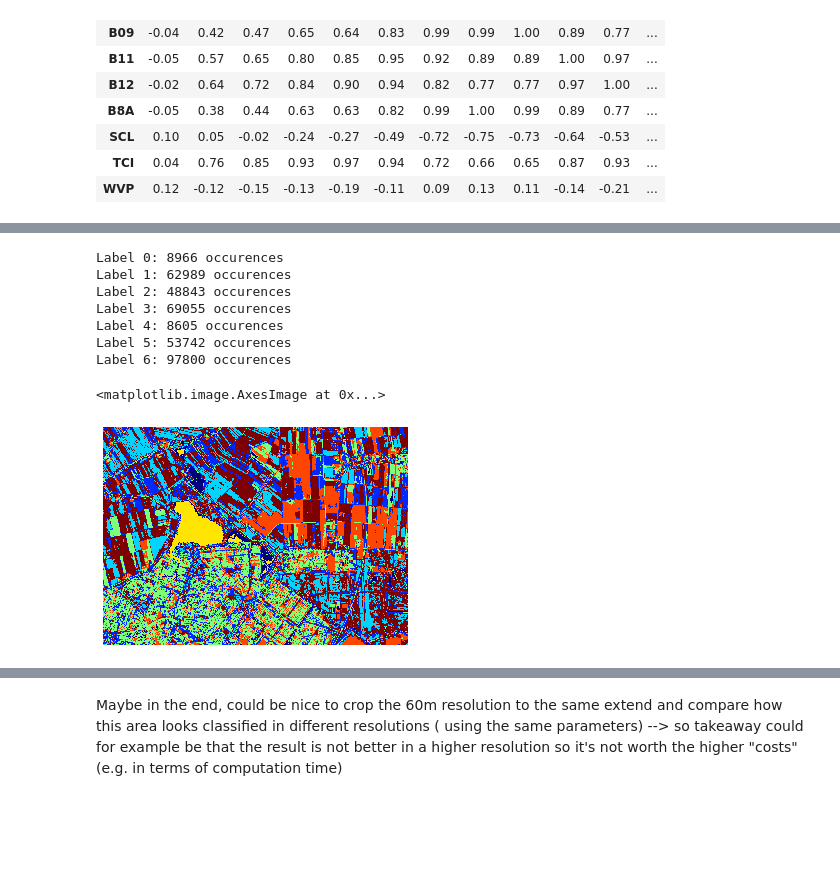
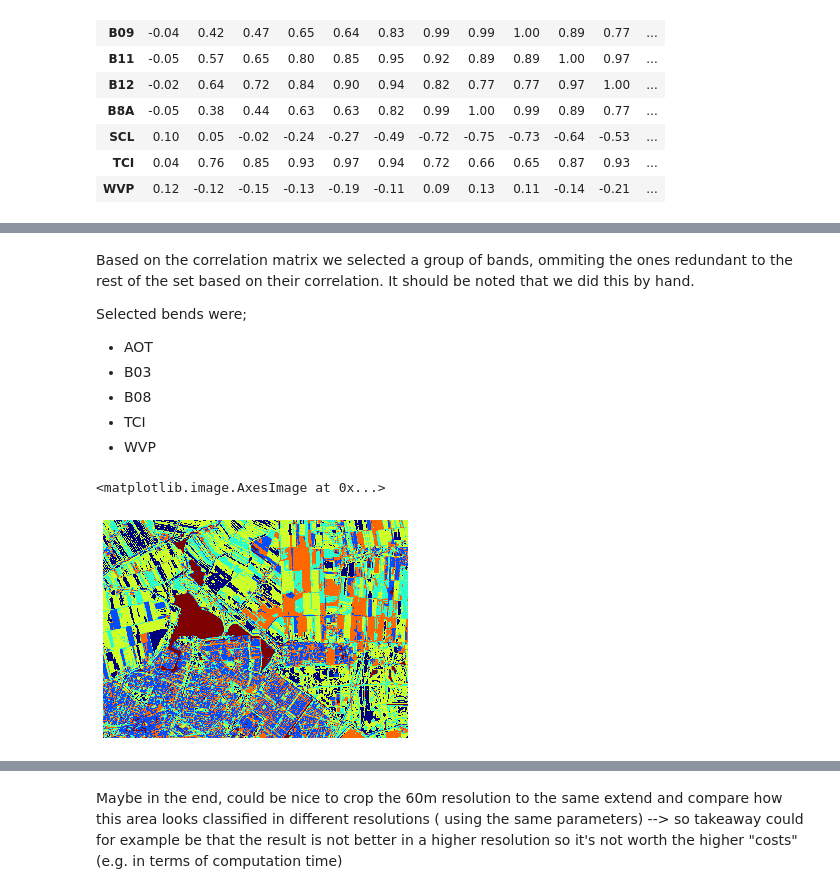
Before and after one commit to ondrej-vesely/GEO1001-hw2, a Jupyter notebook: hw2.ipynb, the cells around one changed output, grey strips where cells are left out. Saved outputs shown, nothing was run; the diff lists cells and outputs as text; code cells hidden in the pictures; blank space fills up the shorter version.

```diff
--- a/hw2.ipynb
+++ b/hw2.ipynb
@@ -141,10 +140,11 @@ matrix = []
 for a in data.values():
   row = []
   for b in data.values():
-    row.append(
-      round(ndigits=2,
-            number=stats.pearsonr(a.read()[0].flatten(),
-                                  b.read()[0].flatten())[0]))matrix.append(row)
+    pears = stats.pearsonr(a.read()[0].flatten(), b.read()[0].flatten())[0]
+    pears = round(ndigits=2, number=pears)
+    row.append(pears)
+
+  matrix.append(row)
 
 pd.DataFrame(matrix, columns=data.keys(), index=data.keys())
 # %% [output]
@@ -225,7 +248,7 @@ subset = (601200.0, 5773695.0, 700, 500)
 def crop(ds, x, y, row, col):
   row_off,col_off = ds.index(x,y)
   window = rasterio.windows.Window(col_off, row_off, row, col)
-  return ds.read(window=window)[0]
+  return ds.read(window=window).astype('float')[0]
 
 plt.imshow(
   crop(r10m['B04'], *subset), cmap='binary')
@@ -235,29 +283,28 @@ plt.imshow(
+# %% [markdown]
+Based on the correlation matrix we selected a group of bands, ommiting the ones redundant to the rest of the set based on their correlation. It should be noted that we did this by hand.
+
+Selected bends were;
+- AOT
+- B03
+- B08
+- TCI
+- WVP
 # %%
 # parameters
-bands = r10m.keys()
+bands = ['AOT', 'B03', 'B08', 'TCI', 'WVP']
 dataset = r10m
 subset = (601200.0, 5773695.0, 700, 500)
-n_labels = 7
+n_labels = 6
 seed = 1
 
 
 data = [dataset[band] for band in bands if band in dataset]
 stack = np.array([crop(img, *subset).flatten() for img in data]).T
 kmeans = MiniBatchKMeans(n_clusters=n_labels, random_state=seed).fit(stack)
 label_arr = np.array(np.split(kmeans.labels_, subset[3]))
 
-for i in range(n_labels):
-  print('Label %s: %s occurences' % (i, np.count_nonzero(kmeans.labels_ == i)))
-
 plt.axis('off')
 plt.imshow(label_arr, cmap='jet', interpolation='nearest')
 # %% [output]
-Label 0: 8966 occurences
-Label 1: 62989 occurences
-Label 2: 48843 occurences
-Label 3: 69055 occurences
-Label 4: 8605 occurences
-Label 5: 53742 occurences
-Label 6: 97800 occurences
+<matplotlib.image.AxesImage at 0x...>
-<matplotlib.image.AxesImage at 0x...>
-[figure, old version]
+[figure, new version]
```
Also changed, not shown: parts of 18 cells of this notebook.
